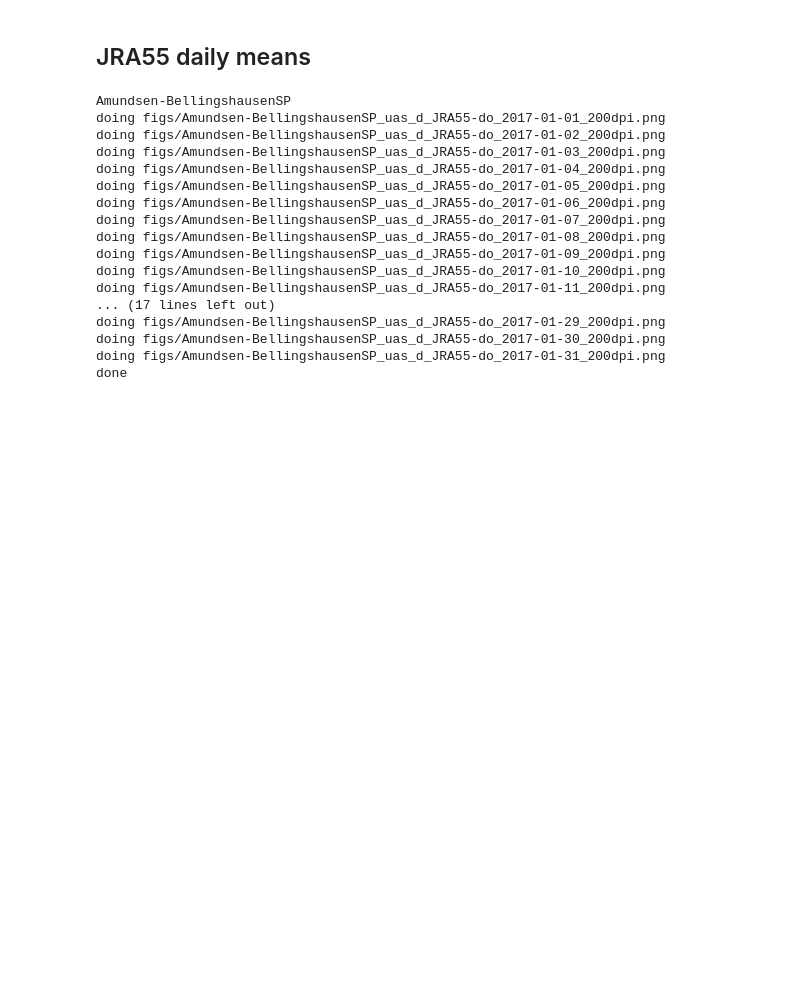
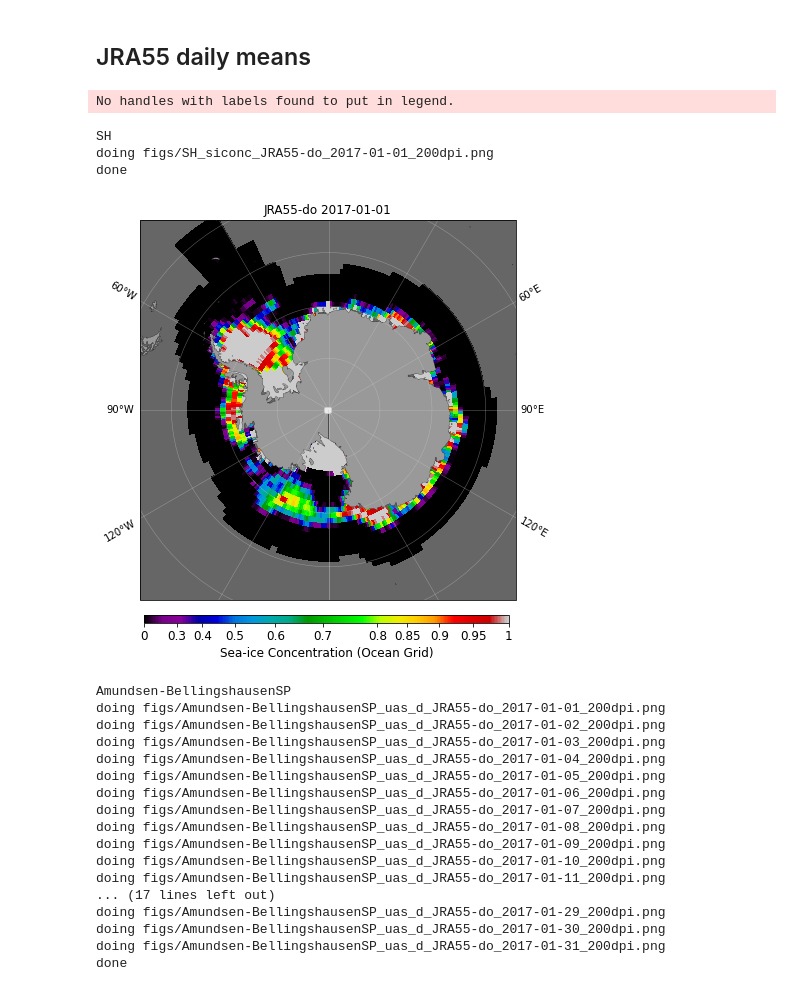
Before and after one commit to aekiss/ice_analysis, a Jupyter notebook: ice_maps.ipynb, the cells around one changed output. Drawn from its saved outputs; the diff is of its cells as text; code cells hidden in the pictures; blank space fills up the shorter version.

Commit message:
major improvements to ice plotting, including regridding to calculate biases

```diff
--- a/ice_maps.ipynb
+++ b/ice_maps.ipynb
@@ -617,6 +1165,7 @@ for viewname, view in views.items():
 print('done')
 # %%
 # plot monthly SIC climatology for perturbations
+controlkey = controlkeys[1]  # KLUDGE! do this better
 control = ice_data[controlkey][0]
 for var in ['aice_m_mm']:
     for m in range(1,13):
@@ -669,11 +1222,12 @@ doing figs/SH_aice_m_mm_1deg_jra55_iaf_ensemble_1993-2017_mean_month_12_200dpi.p
 done
 # %%
 # plot monthly SIC climatology difference between control and perturbation
+controlkey = controlkeys[1]  # KLUDGE! do this better
 control = ice_data[controlkey][0]
 for var in ['aice_m_mm']:
     for m in range(1,13):
         vcontrol = control[var].sel(month=m)
-        for ekey in ensemble: #ice_data.keys():
+        for ekey in ensemble[1:]: #ice_data.keys():
             if ekey != controlkey:
                 for viewname, view in views.items():
                     if viewname in ['NH']:
@@ -1001,10 +1555,10 @@ for viewname, view in views.items():
         cbar_ticklevels=np.arange(0, 3.501, 0.5)
     else:
         cbar_ticklevels=np.arange(0, 2.501, 0.5)
-    for ekey in ice_data.keys():
+    for ekey in ['01deg']: #ice_data.keys():
         for cycle, ide in enumerate(ice_data[ekey], start=1):
             for var in ['hi']:
-                for date in ide[var]['time'].data[213:578]:
+                for date in ide[var]['time'].data: #[213:578]:
                     datestr = date.strftime('%Y-%m-%d')
                     title = ' '.join([ide['desc'], 'cycle', str(cycle), datestr])
                     fname = figname('_'.join([viewname, var,
@@ -1015,7 +1569,7 @@ for viewname, view in views.items():
                     else:
                         v = ide[var].sel(time=date)
                         print('doing', fname)
-                        plotSIC(v, cbar_label='Sea ice thickness (m)',
+                        plotSIC(v, legend=False, cbar_label='Sea ice thickness (m)',
                                 cmp=cm.cm.ice,
                                 cmap_gamma=1.0, cbar_ticklevels=cbar_ticklevels, cbar_sigfigs=1, extend='max', **view).set_title(title);
                         savefigure(fname)
@@ -1047,12 +1601,12 @@ done
 # plot daily MLD from each cycle of each model
 for viewname, view in views.items():
     print(viewname)
-    for ekey in ice_data.keys():
+    for ekey in ['01deg']: #ice_data.keys():
         for cycle, ide in enumerate(ice_data[ekey], start=1):
             for var in ['mld']:
                 for date in ide[var]['time'].data:
                     datestr = date.strftime('%Y-%m-%d')
-                    if datestr[0:7] == '2017-01':
+                    if True: #datestr[0:7] == '2017-01':
                         title = ' '.join([ide['desc'], 'cycle', str(cycle), datestr])
                         fname = figname('_'.join([viewname, var,
                                                   ide['expt'].split('_cycle')[0], 'cycle'+str(cycle), # FRAGLE! assumes filename cycle number = cycle
@@ -1062,7 +1616,7 @@ for viewname, view in views.items():
                         else:
                             v = ide[var].sel(time=date)
                             print('doing', fname)
-                            plotSIC(v, cbar_label='Mixed layer depth (m)', cmp=cm.cm.thermal_r,
+                            plotSIC(v, legend=False, cbar_label='Mixed layer depth (m)', cmp=cm.cm.thermal_r,
                                 cmap_gamma=1.0, cbar_ticklevels=np.arange(0, 50, 10), cbar_sigfigs=1, **view).set_title(title);
                             savefigure(fname)
                             plt.close()
@@ -1165,5 +1876,31 @@ done
 # %% [markdown]
 ## JRA55 daily means
+# %%
+# plot daily JRA siconc
+for viewname, view in views.items():
+    print(viewname)
+    for var in ['siconc']:
+        for date in JRA_data[var]['time'].data:
+            datestr = np.datetime_as_string(date, unit='D')
+            if datestr[0:7] == '2017-01':
+                title = ' '.join(['JRA55-do', datestr])
+                fname = figname('_'.join([viewname, var, 'JRA55-do', datestr]))
+                if os.path.exists(fname):
+                    print('   -- skipping', fname)
+                else:
+                    v = JRA_data[var].sel(time=date)/100
+                    print('doing', fname)
+                    plotSIC(v, cbar_label=JRA_data[var].long_name.replace('Area Percentage', 'Concentration'), **view).set_title(title);
+#                     savefigure(fname)
+#                     plt.close()
+                    break
+print('done')
+# %% [output]
+No handles with labels found to put in legend.
+SH
+doing figs/SH_siconc_JRA55-do_2017-01-01_200dpi.png
+done
+[figure, added]
 # %%
 # plot daily JRA uas, vas
 for viewname, view in views.items():
```
Also changed, not shown: parts of 62 cells of this notebook, 1 other file.
